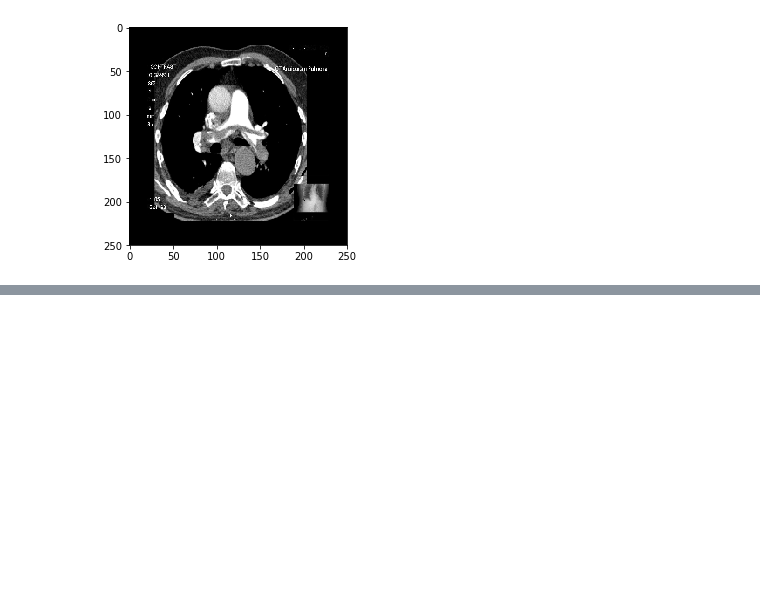
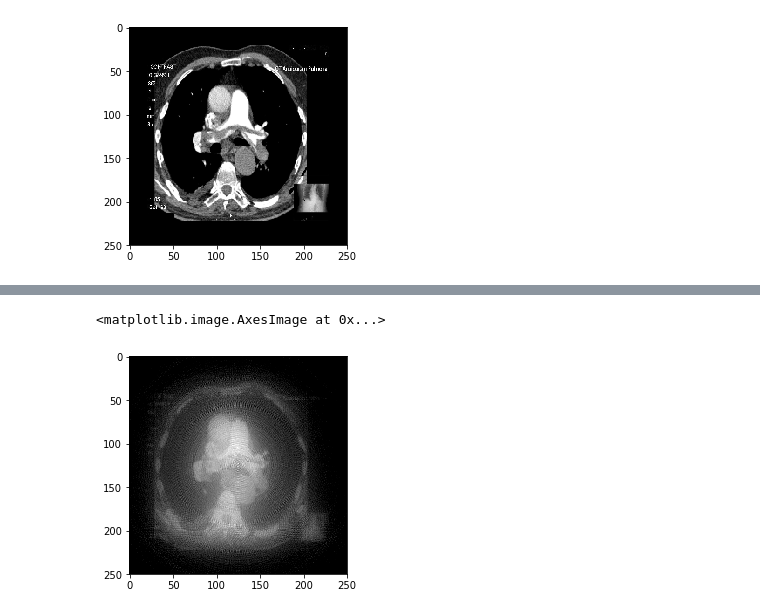
Before and after one commit to damianhorna/backprojection-tomography, a Jupyter notebook: sinogram.ipynb, the cells around one changed output, grey strips where cells are left out. Cells and saved outputs as stored; diff of their text form; code cells hidden in the pictures; blank space fills up the shorter version.

```diff
--- a/sinogram.ipynb
+++ b/sinogram.ipynb
@@ -234,0 +200,14 @@ plt.imshow(restored, cmap='gray')
+# %%
+def filter_normalize(img, perc=1):
+        max = np.percentile(img, 100-perc)
+        min = np.percentile(img, perc)
+        norm = (img - min) / (max - min)
+        norm[norm[:,:] > 255] = 255
+        norm[norm[:,:] < 0] = 0
+        return norm
+
+res = filter_normalize(restored, perc=30)
+plt.imshow(res, cmap='gray')
+# %% [output]
+<matplotlib.image.AxesImage at 0x...>
+[figure, added]
```
Also changed, not shown: parts of 17 cells of this notebook.
